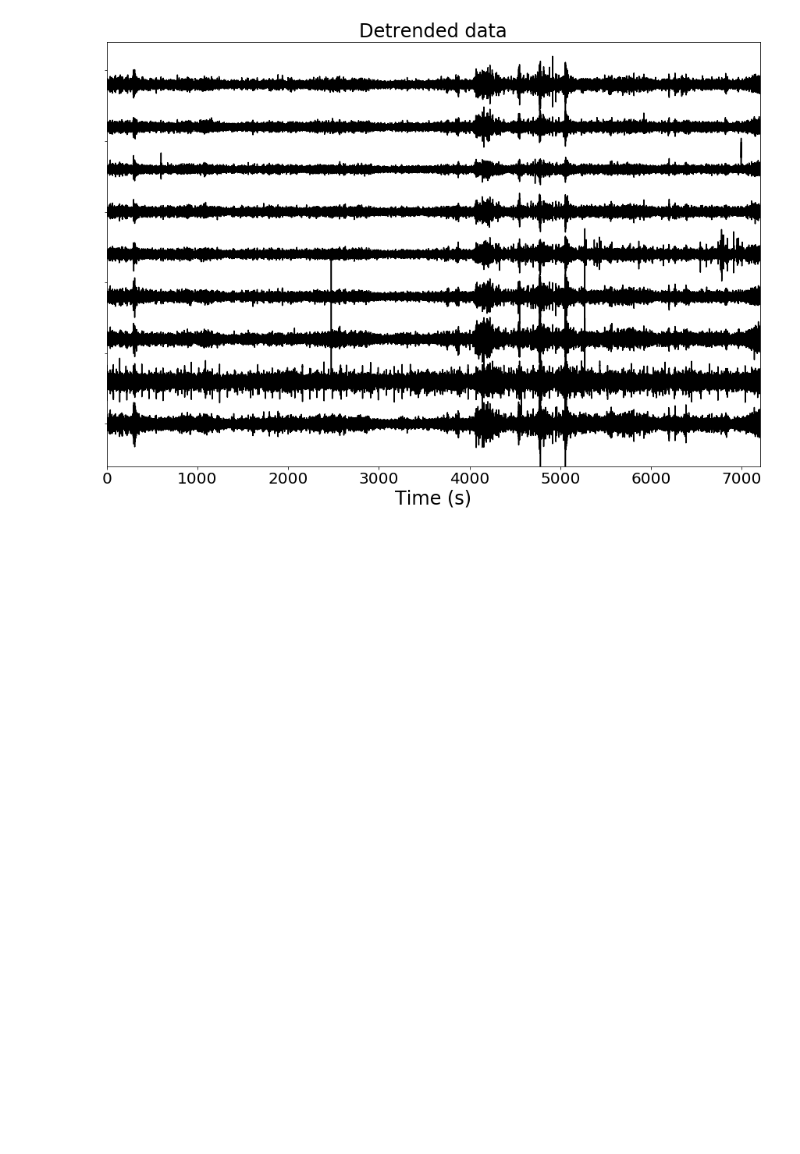
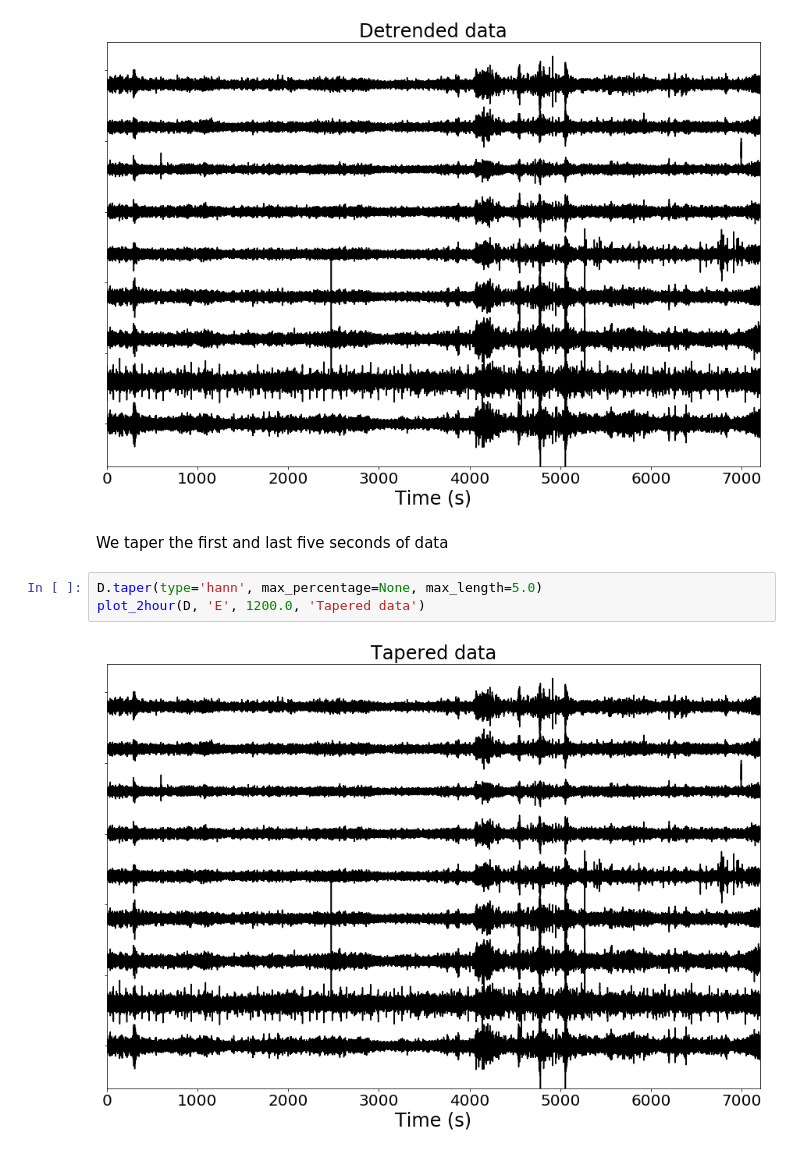
Before and after one commit to ArianeDucellier/ETSscripts, a Jupyter notebook: notebooks/demo_stack_ccorr_2hour.ipynb, the cells around one changed output. Saved outputs shown, nothing was run; the diff lists cells and outputs as text; blank space fills up the shorter version.

```diff
--- a/notebooks/demo_stack_ccorr_2hour.ipynb
+++ b/notebooks/demo_stack_ccorr_2hour.ipynb
@@ -91,3 +91,10 @@ D.detrend(type='linear')
 plot_2hour(D, 'E', 1200.0, 'Detrended data')
 # %% [output]
 [figure]
+# %% [markdown]
+We taper the first and last five seconds of data
+# %%
+D.taper(type='hann', max_percentage=None, max_length=5.0)
+plot_2hour(D, 'E', 1200.0, 'Tapered data')
+# %% [output]
+[figure, added]
```
Also changed, not shown: parts of 8 cells of this notebook, 4 other files.
